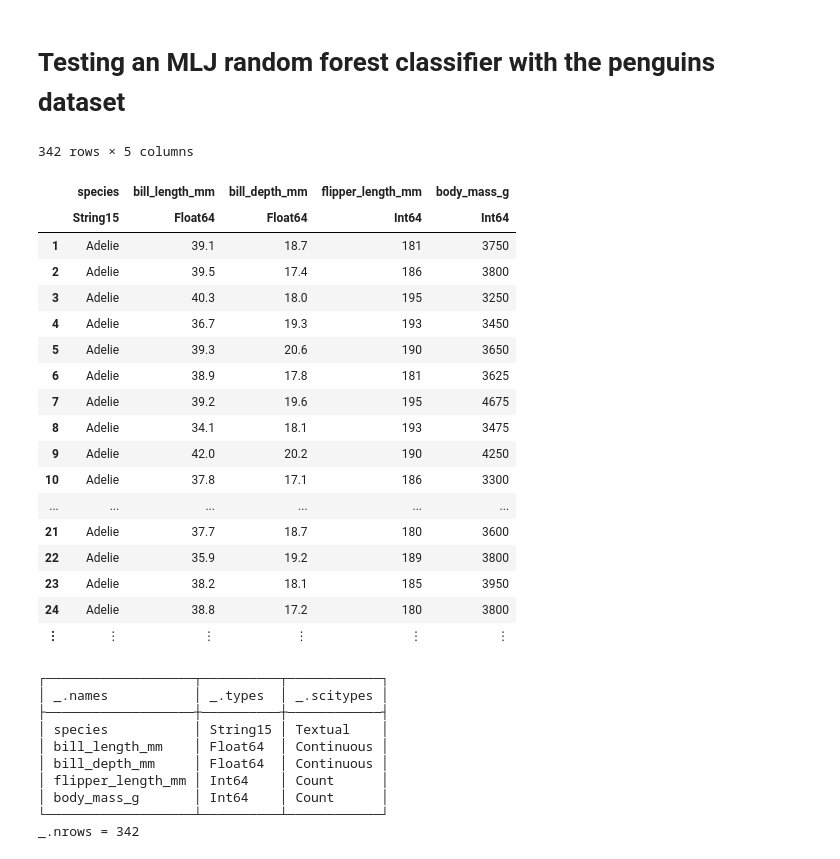
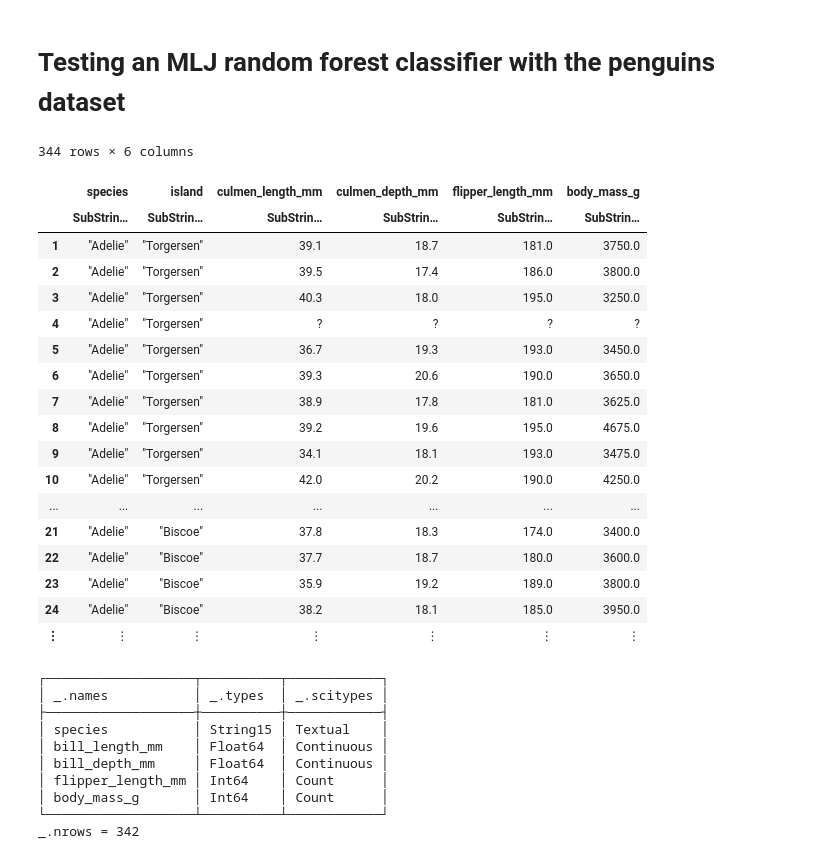
Before and after one commit to julionovoa/jl-sandbox, a Jupyter notebook: code/penguins-randomforest.ipynb, the cells around one changed output. Saved outputs shown, nothing was run; the diff lists cells and outputs as text; code cells hidden in the pictures.

```diff
--- a/code/penguins-randomforest.ipynb
+++ b/code/penguins-randomforest.ipynb
@@ -6,28 +9,30 @@ using MLJ, CSV, DataFrames, VegaLite
-# %%
-# Import CSV to dataframe, select some columns, drop missing values
-penguins = CSV.read("penguins.csv", missingstring="NA", DataFrame) |>
-x -> select(x, :species, :bill_length_mm, :bill_depth_mm, :flipper_length_mm, :body_mass_g) |>
-dropmissing
-# %% [output]
-342 rows × 5 columns
-|  | species | bill_length_mm | bill_depth_mm | flipper_length_mm | body_mass_g |
-|  | String15 | Float64 | Float64 | Int64 | Int64 |
-| 1 | Adelie | 39.1 | 18.7 | 181 | 3750 |
-| 2 | Adelie | 39.5 | 17.4 | 186 | 3800 |
-| 3 | Adelie | 40.3 | 18.0 | 195 | 3250 |
-| 4 | Adelie | 36.7 | 19.3 | 193 | 3450 |
-| 5 | Adelie | 39.3 | 20.6 | 190 | 3650 |
-| 6 | Adelie | 38.9 | 17.8 | 181 | 3625 |
-| 7 | Adelie | 39.2 | 19.6 | 195 | 4675 |
-| 8 | Adelie | 34.1 | 18.1 | 193 | 3475 |
-| 9 | Adelie | 42.0 | 20.2 | 190 | 4250 |
-| 10 | Adelie | 37.8 | 17.1 | 186 | 3300 |
-| ... | ... | ... | ... | ... | ... |
-| 21 | Adelie | 37.7 | 18.7 | 180 | 3600 |
-| 22 | Adelie | 35.9 | 19.2 | 189 | 3800 |
-| 23 | Adelie | 38.2 | 18.1 | 185 | 3950 |
-| 24 | Adelie | 38.8 | 17.2 | 180 | 3800 |
-| ⋮ | ⋮ | ⋮ | ⋮ | ⋮ | ⋮ |
+# %%
+# Import dataset
+penguins = DataFrame(MLJOpenML.load(42585))
+@chain penguins begin
+    select(Not(:sex))
+    dropmissing()
+end
+# %% [output]
+344 rows × 6 columns
+|  | species | island | culmen_length_mm | culmen_depth_mm | flipper_length_mm | body_mass_g |
+|  | SubStrin… | SubStrin… | SubStrin… | SubStrin… | SubStrin… | SubStrin… |
+| 1 | "Adelie" | "Torgersen" | 39.1 | 18.7 | 181.0 | 3750.0 |
+| 2 | "Adelie" | "Torgersen" | 39.5 | 17.4 | 186.0 | 3800.0 |
+| 3 | "Adelie" | "Torgersen" | 40.3 | 18.0 | 195.0 | 3250.0 |
+| 4 | "Adelie" | "Torgersen" | ? | ? | ? | ? |
+| 5 | "Adelie" | "Torgersen" | 36.7 | 19.3 | 193.0 | 3450.0 |
+| 6 | "Adelie" | "Torgersen" | 39.3 | 20.6 | 190.0 | 3650.0 |
+| 7 | "Adelie" | "Torgersen" | 38.9 | 17.8 | 181.0 | 3625.0 |
+| 8 | "Adelie" | "Torgersen" | 39.2 | 19.6 | 195.0 | 4675.0 |
+| 9 | "Adelie" | "Torgersen" | 34.1 | 18.1 | 193.0 | 3475.0 |
+| 10 | "Adelie" | "Torgersen" | 42.0 | 20.2 | 190.0 | 4250.0 |
+| ... | ... | ... | ... | ... | ... | ... |
+| 21 | "Adelie" | "Biscoe" | 37.8 | 18.3 | 174.0 | 3400.0 |
+| 22 | "Adelie" | "Biscoe" | 37.7 | 18.7 | 180.0 | 3600.0 |
+| 23 | "Adelie" | "Biscoe" | 35.9 | 19.2 | 189.0 | 3800.0 |
+| 24 | "Adelie" | "Biscoe" | 38.2 | 18.1 | 185.0 | 3950.0 |
+| ⋮ | ⋮ | ⋮ | ⋮ | ⋮ | ⋮ | ⋮ |
 # %%
 schema(penguins)
 # %% [output]
```
Also changed, not shown: parts of 1 cell of this notebook.
